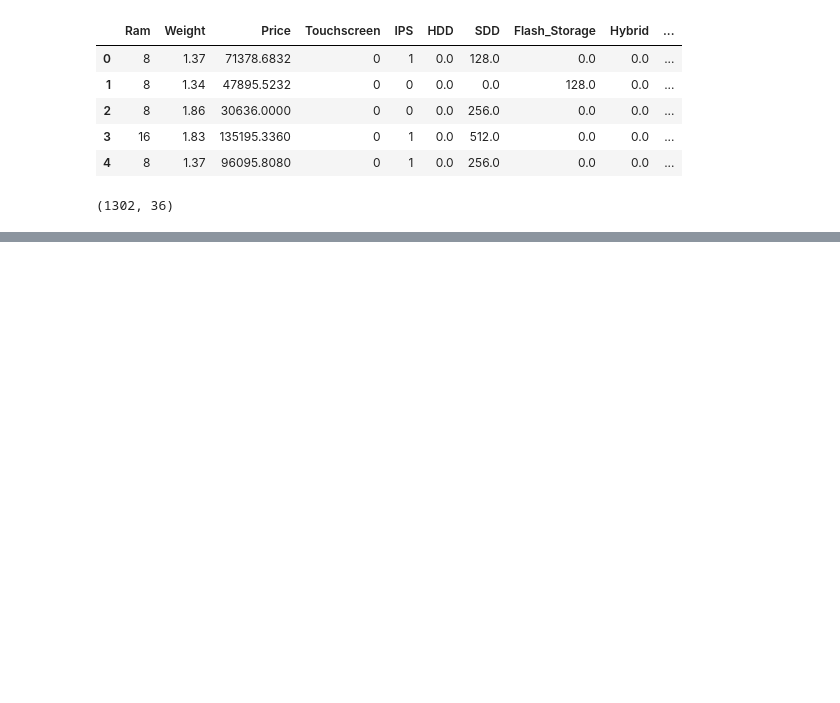
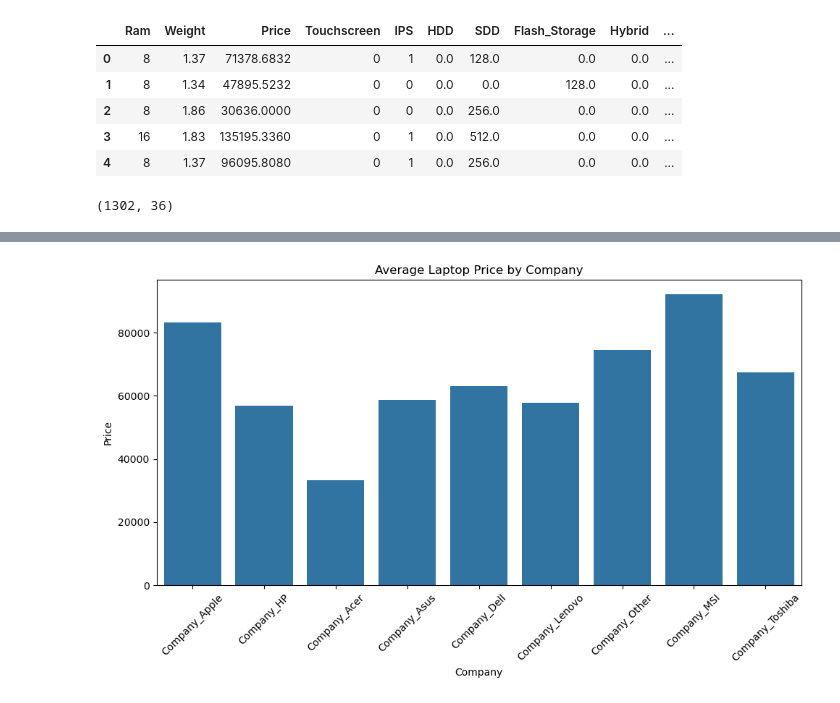
Before and after one commit to Ddasunsandeepa/laptop_price_predictor_project, a Jupyter notebook: notebooks/FC212012-Sajani/Data_Preprocessing.ipynb, the cells around one changed output, grey strips where cells are left out. Drawn from its saved outputs; the diff is of its cells as text; code cells hidden in the pictures; blank space fills up the shorter version.

```diff
--- a/notebooks/FC212012-Sajani/Data_Preprocessing.ipynb
+++ b/notebooks/FC212012-Sajani/Data_Preprocessing.ipynb
@@ -834,0 +574,23 @@ plt.show()
+# %%
+#Visually compare average laptop prices across different companies
+
+import matplotlib.pyplot as plt
+import seaborn as sns
+
+company_cols = [
+    'Company_Acer', 'Company_Apple', 'Company_Asus', 'Company_Dell',
+    'Company_HP', 'Company_Lenovo', 'Company_MSI', 'Company_Other', 'Company_Toshiba'
+]
+
+# Create a 'Company' column by taking the column name with value 1 for each row
+df['Company'] = df[company_cols].idxmax(axis=1)
+
+# Plot average Price by Company
+plt.figure(figsize=(10, 6))
+sns.barplot(data=df, x='Company', y='Price', estimator='mean', errorbar=None)
+plt.title('Average Laptop Price by Company')
+plt.xticks(rotation=45)
+plt.tight_layout()
+plt.show()
+# %% [output]
+[figure, added]
```
Also changed, not shown: parts of 40 cells of this notebook, 3 other files.
